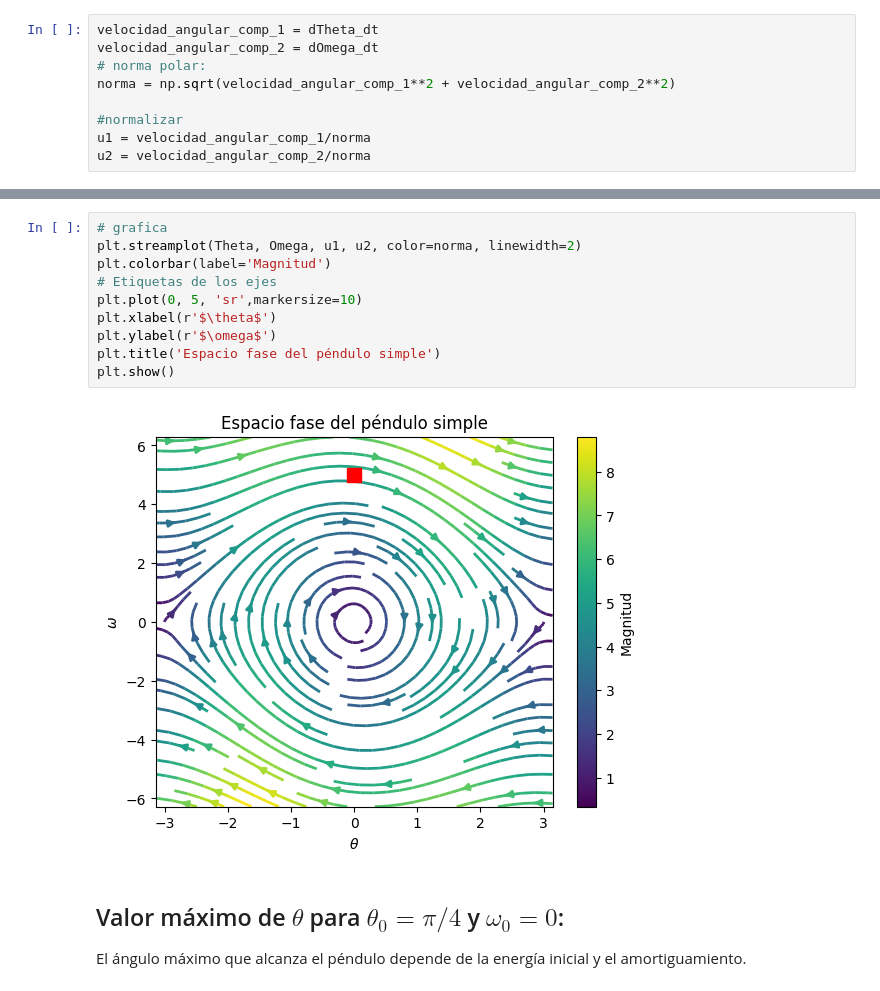
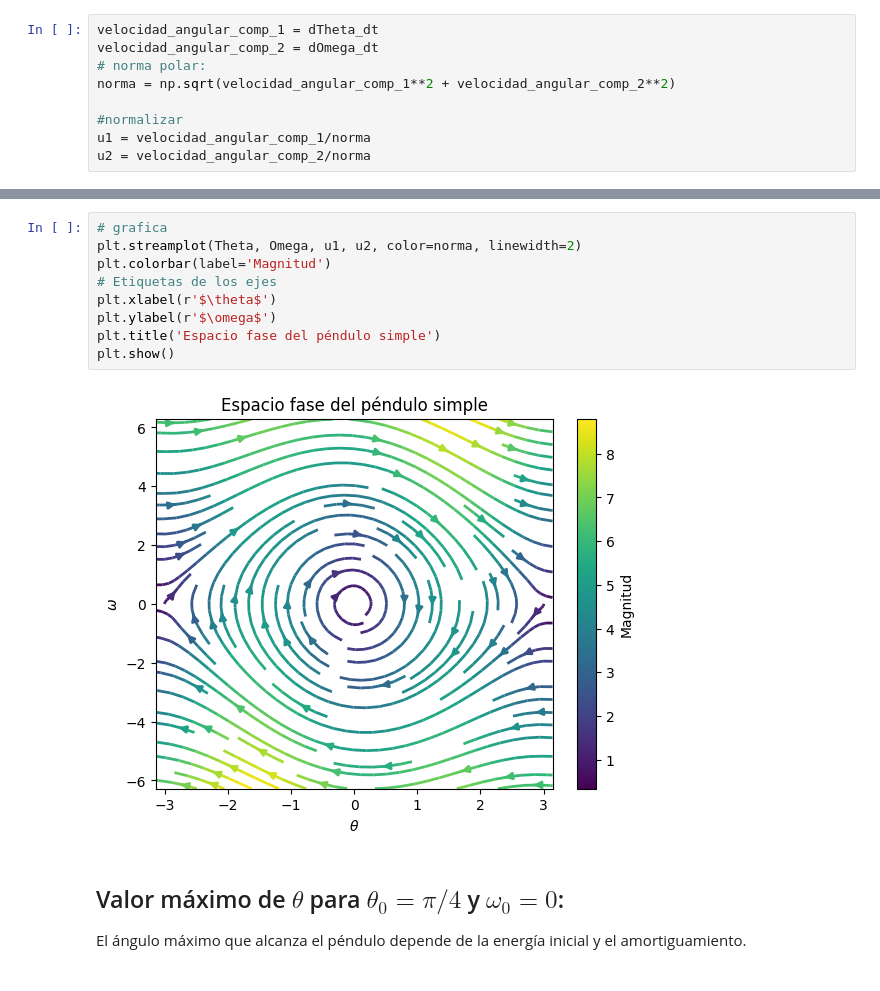
Before and after one commit to JsebastianUVPRQ/classical_trajectory, a Jupyter notebook: Intro_modeling_math/tll/Taller08_Ejercicio.ipynb, the cells around one changed output, grey strips where cells are left out. Saved outputs shown, nothing was run; the diff lists cells and outputs as text.

```diff
--- a/Intro_modeling_math/tll/Taller08_Ejercicio.ipynb
+++ b/Intro_modeling_math/tll/Taller08_Ejercicio.ipynb
@@ -74,15 +57,14 @@ TypeError: fsolve() missing 1 required positional argument: 'x0'
 # %%
 # grafica
 plt.streamplot(Theta, Omega, u1, u2, color=norma, linewidth=2)
 plt.colorbar(label='Magnitud')
 # Etiquetas de los ejes
-plt.plot(0, 5, 'sr',markersize=10)
 plt.xlabel(r'$\theta$')
 plt.ylabel(r'$\omega$')
 plt.title('Espacio fase del péndulo simple')
 plt.show()
 # %% [output]
-[figure, old version]
+[figure, new version]
 # %% [markdown]
 ## Valor máximo de $\theta$ para $\theta_0 = \pi/4$ y $\omega_0=0$:
 El ángulo máximo que alcanza el péndulo depende de la energía inicial y el amortiguamiento.
```
Also changed, not shown: parts of 5 cells of this notebook.
